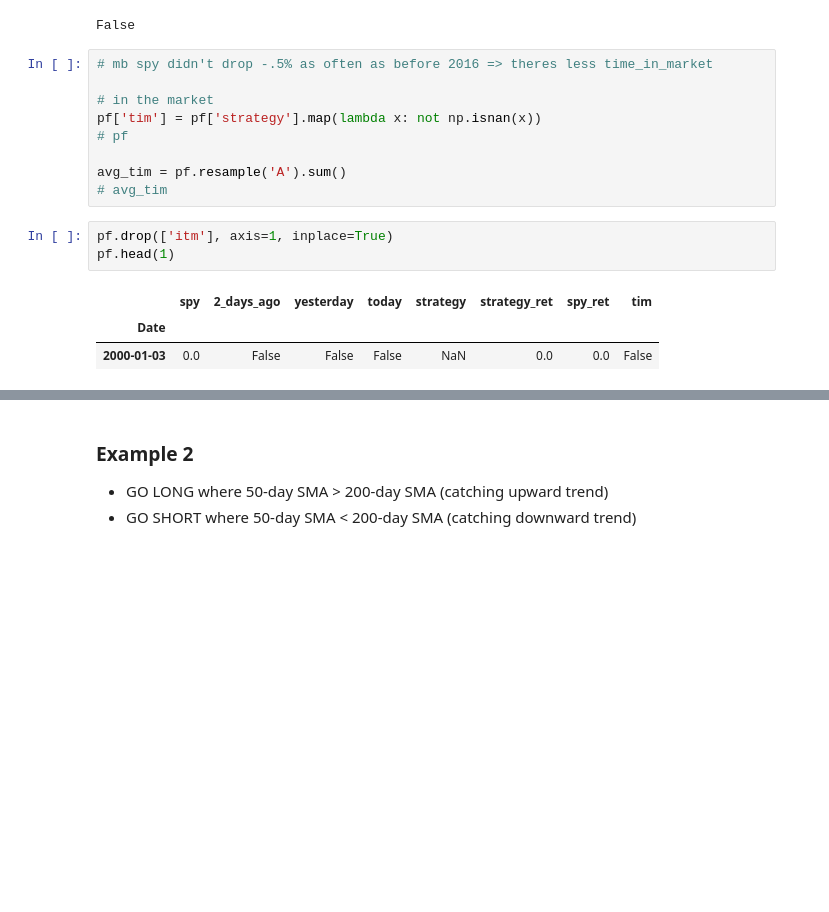
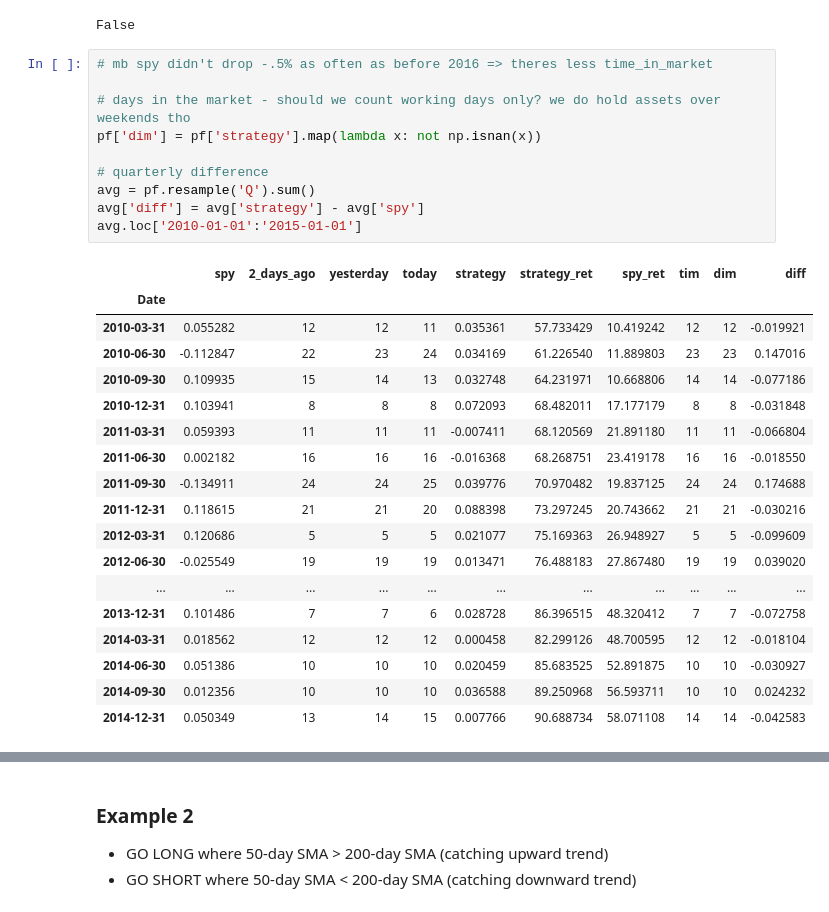
Before and after one commit to ooddaa/tradingAlgos, a Jupyter notebook: aroussi/1webinar.ipynb, the cells around one changed output, grey strips where cells are left out. Drawn from its saved outputs; the diff is of its cells as text; blank space fills up the shorter version.

```diff
--- a/aroussi/1webinar.ipynb
+++ b/aroussi/1webinar.ipynb
@@ -457,18 +480,31 @@ False
 # %%
 # mb spy didn't drop -.5% as often as before 2016 => theres less time_in_market
 
-# in the market
-pf['tim'] = pf['strategy'].map(lambda x: not np.isnan(x))
-# pf
+# days in the market - should we count working days only? we do hold assets over weekends tho
+pf['dim'] = pf['strategy'].map(lambda x: not np.isnan(x))
 
-avg_tim = pf.resample('A').sum()
-# avg_tim
+# quarterly difference
+avg = pf.resample('Q').sum()
+avg['diff'] = avg['strategy'] - avg['spy']
+avg.loc['2010-01-01':'2015-01-01']
+# %% [output]
+|  | spy | 2_days_ago | yesterday | today | strategy | strategy_ret | spy_ret | tim | dim | diff |
+| Date |  |  |  |  |  |  |  |  |  |  |
+| 2010-03-31 | 0.055282 | 12 | 12 | 11 | 0.035361 | 57.733429 | 10.419242 | 12 | 12 | -0.019921 |
+| 2010-06-30 | -0.112847 | 22 | 23 | 24 | 0.034169 | 61.226540 | 11.889803 | 23 | 23 | 0.147016 |
+| 2010-09-30 | 0.109935 | 15 | 14 | 13 | 0.032748 | 64.231971 | 10.668806 | 14 | 14 | -0.077186 |
+| 2010-12-31 | 0.103941 | 8 | 8 | 8 | 0.072093 | 68.482011 | 17.177179 | 8 | 8 | -0.031848 |
+| 2011-03-31 | 0.059393 | 11 | 11 | 11 | -0.007411 | 68.120569 | 21.891180 | 11 | 11 | -0.066804 |
+| 2011-06-30 | 0.002182 | 16 | 16 | 16 | -0.016368 | 68.268751 | 23.419178 | 16 | 16 | -0.018550 |
+| 2011-09-30 | -0.134911 | 24 | 24 | 25 | 0.039776 | 70.970482 | 19.837125 | 24 | 24 | 0.174688 |
+| 2011-12-31 | 0.118615 | 21 | 21 | 20 | 0.088398 | 73.297245 | 20.743662 | 21 | 21 | -0.030216 |
+| 2012-03-31 | 0.120686 | 5 | 5 | 5 | 0.021077 | 75.169363 | 26.948927 | 5 | 5 | -0.099609 |
+| 2012-06-30 | -0.025549 | 19 | 19 | 19 | 0.013471 | 76.488183 | 27.867480 | 19 | 19 | 0.039020 |
+| ... | ... | ... | ... | ... | ... | ... | ... | ... | ... | ... |
+| 2013-12-31 | 0.101486 | 7 | 7 | 6 | 0.028728 | 86.396515 | 48.320412 | 7 | 7 | -0.072758 |
+| 2014-03-31 | 0.018562 | 12 | 12 | 12 | 0.000458 | 82.299126 | 48.700595 | 12 | 12 | -0.018104 |
+| 2014-06-30 | 0.051386 | 10 | 10 | 10 | 0.020459 | 85.683525 | 52.891875 | 10 | 10 | -0.030927 |
+| 2014-09-30 | 0.012356 | 10 | 10 | 10 | 0.036588 | 89.250968 | 56.593711 | 10 | 10 | 0.024232 |
+| 2014-12-31 | 0.050349 | 13 | 14 | 15 | 0.007766 | 90.688734 | 58.071108 | 14 | 14 | -0.042583 |
-# %%
-pf.drop(['itm'], axis=1, inplace=True)
-pf.head(1)
-# %% [output]
-|  | spy | 2_days_ago | yesterday | today | strategy | strategy_ret | spy_ret | tim |
-| Date |  |  |  |  |  |  |  |  |
-| 2000-01-03 | 0.0 | False | False | False | NaN | 0.0 | 0.0 | False |
 # %%
 # plot
```
Also changed, not shown: parts of 13 cells of this notebook, 3 other files.
